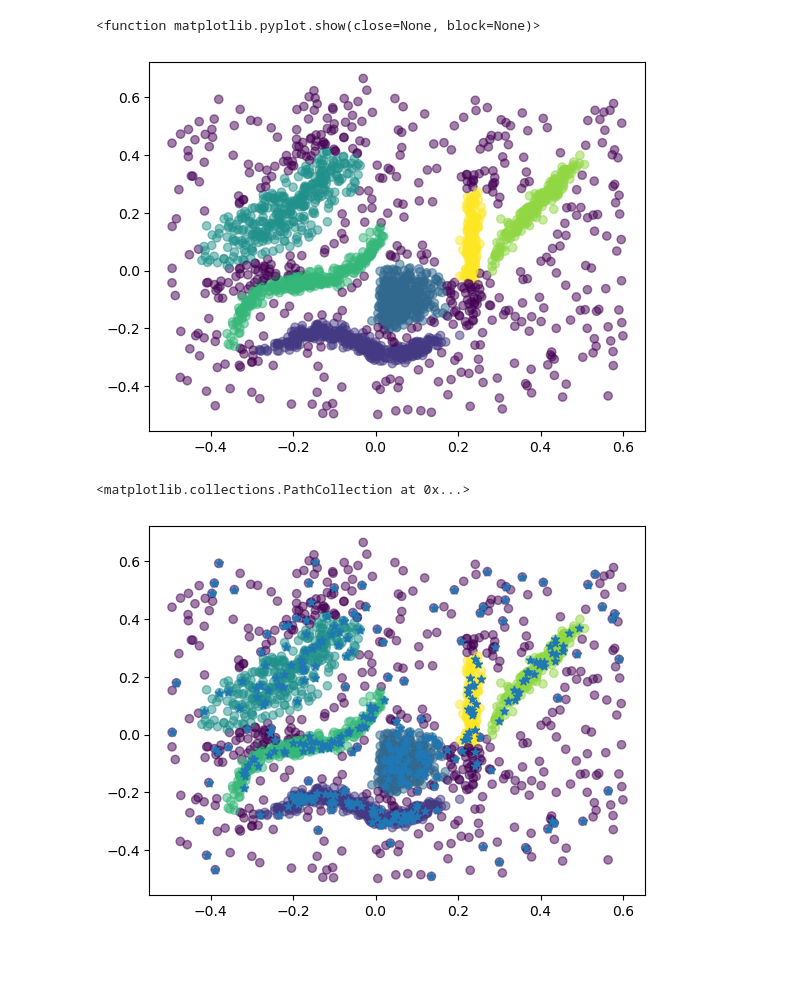
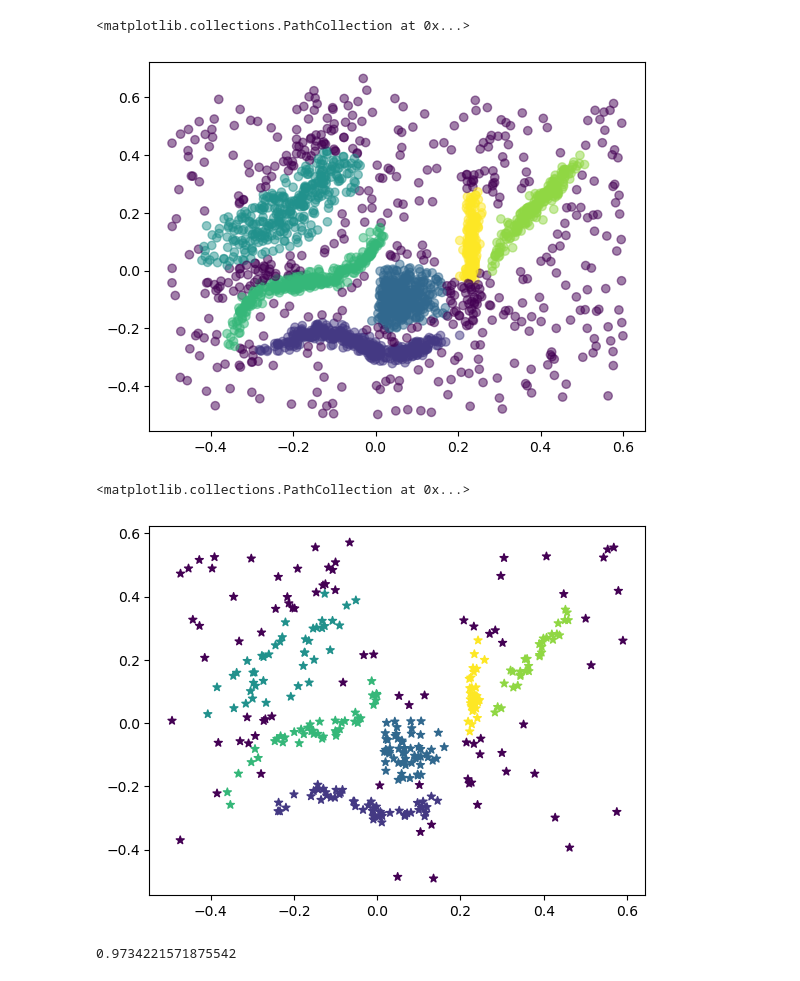
Before and after one commit to nidhiahl/if-sampling, a Jupyter notebook: randomSampling.ipynb, the cells around one changed output. Cells and saved outputs as stored; diff of their text form; code cells hidden in the pictures.

Commit message:
random-ifSampling-added

```diff
--- a/randomSampling.ipynb
+++ b/randomSampling.ipynb
@@ -3,7 +5,7 @@ import pandas as pd
 # %%
-data = pd.read_csv(r'hdbscan.csv', sep = ',', header = None, skiprows = 1)
+data = pd.read_csv(r'hdbscan/hdbscan.csv', sep = '\t', header = None, skiprows = 1)
 # %%
-#data =data.set_index(0)
+data =data.set_index(0)
 # %%
 data
 # %% [output]
@@ -27,19 +30,19 @@ def pick_samples(sampling,sizeprm):
     if sampling=='random':
         return rnd.sample(range(len(data)), sample_size)
 # %%
-sample=pick_samples('random',.15)
-sample_data = data.loc[data.index[sample]]
+sample=pd.DataFrame(pick_samples('random',.15))
+sample_data = data.loc[data.index[sample[0]]]
 import matplotlib.pyplot as plt
 fig = plt.figure()
-plt.scatter(data[0],data[1],c=data[2], alpha=0.5)
+plt.scatter(data[1],data[2],c=data[3], alpha=0.5)
 #plt.scatter(sample_data[0],sample_data[1], marker = '*')
-plt.show
+#plt.show
 # %% [output]
-<function matplotlib.pyplot.show(close=None, block=None)>
+<matplotlib.collections.PathCollection at 0x...>
 [figure]
 # %%
-plt.scatter(data[0],data[1],c=data[2], alpha=0.5)
-plt.scatter(sample_data[0],sample_data[1], marker = '*')
+#plt.scatter(data[0],data[1],c=data[2], alpha=0.5)
+plt.scatter(sample_data[1],sample_data[2],c=sample_data[3], marker = '*')
 # %% [output]
 <matplotlib.collections.PathCollection at 0x...>
-[figure, old version]
+[figure, new version]
@@ -45,0 +53,4 @@ plt.scatter(sample_data[0],sample_data[1], marker = '*')
+# %%
+entropy
+# %% [output]
+0.9734221571875542
```
Also changed, not shown: parts of 7 cells of this notebook, 9 other files.
